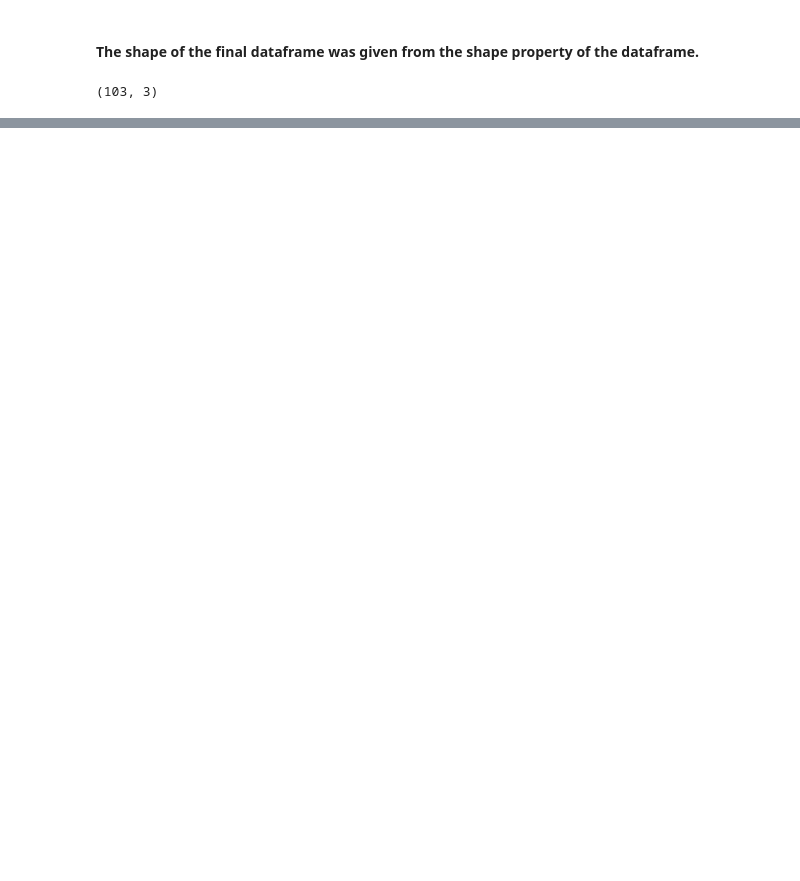
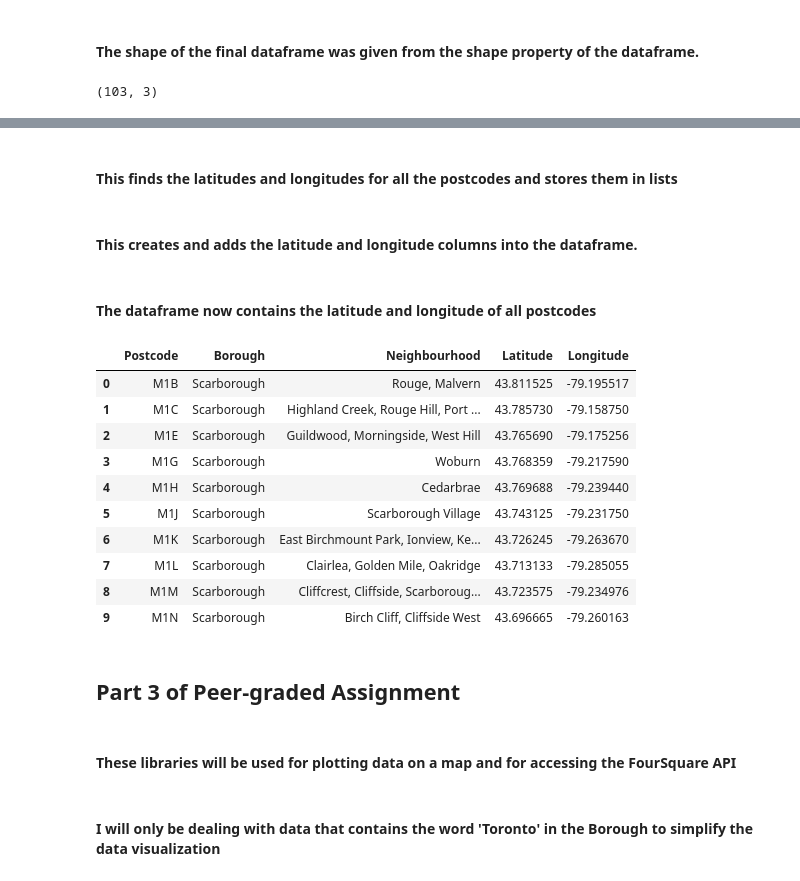
Before and after one commit to CetialphaV/Coursera_Capstone, a Jupyter notebook: Part 1 of Clustering Neighborhoods in Toronto.ipynb, the cells around one changed output, grey strips where cells are left out. Drawn from its saved outputs; the diff is of its cells as text; code cells hidden in the pictures; blank space fills up the shorter version.

Commit message:
Finished notebook for second peer-graded assignment

```diff
--- a/Part 1 of Clustering Neighborhoods in Toronto.ipynb
+++ b/Part 1 of Clustering Neighborhoods in Toronto.ipynb
@@ -41,0 +56,41 @@ postalCodeTable.shape
+# %%
+def findLatLng(postcode):
+    coordinate = None
+
+    while coordinate is None:
+        g = geocoder.arcgis(location=f'{postcode}, Toronto, Ontario')
+        coordinate = g.latlng
+
+    return coordinate
+# %% [markdown]
+#### This finds the latitudes and longitudes for all the postcodes and stores them in lists
+# %%
+postCodeList = list(postalCodeTable['Postcode'])
+latLongList = [findLatLng(postcode) for postcode in postCodeList]
+latList = [coordinate[0] for coordinate in latLongList]
+longList = [coordinate[1] for coordinate in latLongList]
+# %% [markdown]
+#### This creates and adds the latitude and longitude columns into the dataframe.
+# %%
+postalCodeTable['Latitude'] = latList
+postalCodeTable['Longitude'] = longList
+# %% [markdown]
+#### The dataframe now contains the latitude and longitude of all postcodes
+# %%
+postalCodeTable.head(10)
+# %% [output]
+|  | Postcode | Borough | Neighbourhood | Latitude | Longitude |
+| 0 | M1B | Scarborough | Rouge, Malvern | 43.811525 | -79.195517 |
+| 1 | M1C | Scarborough | Highland Creek, Rouge Hill, Port ... | 43.785730 | -79.158750 |
+| 2 | M1E | Scarborough | Guildwood, Morningside, West Hill | 43.765690 | -79.175256 |
+| 3 | M1G | Scarborough | Woburn | 43.768359 | -79.217590 |
+| 4 | M1H | Scarborough | Cedarbrae | 43.769688 | -79.239440 |
+| 5 | M1J | Scarborough | Scarborough Village | 43.743125 | -79.231750 |
+| 6 | M1K | Scarborough | East Birchmount Park, Ionview, Ke... | 43.726245 | -79.263670 |
+| 7 | M1L | Scarborough | Clairlea, Golden Mile, Oakridge | 43.713133 | -79.285055 |
+| 8 | M1M | Scarborough | Cliffcrest, Cliffside, Scarboroug... | 43.723575 | -79.234976 |
+| 9 | M1N | Scarborough | Birch Cliff, Cliffside West | 43.696665 | -79.260163 |
+# %% [markdown]
+## Part 3 of Peer-graded Assignment
+# %% [markdown]
+#### These libraries will be used for plotting data on a map and for accessing the FourSquare API
@@ -41,0 +100,2 @@ postalCodeTable.shape
+# %% [markdown]
+#### I will only be dealing with data that contains the word 'Toronto' in the Borough to simplify the data visualization
```
Also changed, not shown: parts of 38 cells of this notebook.
